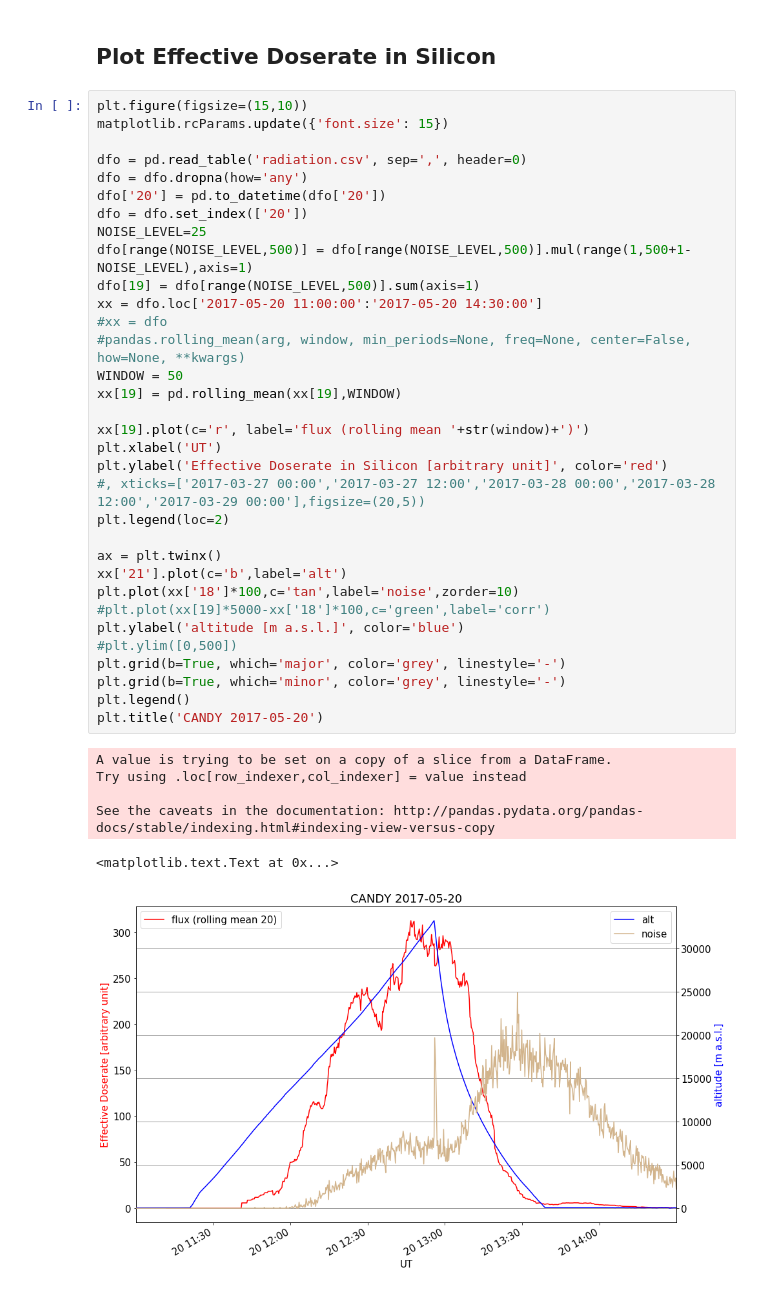
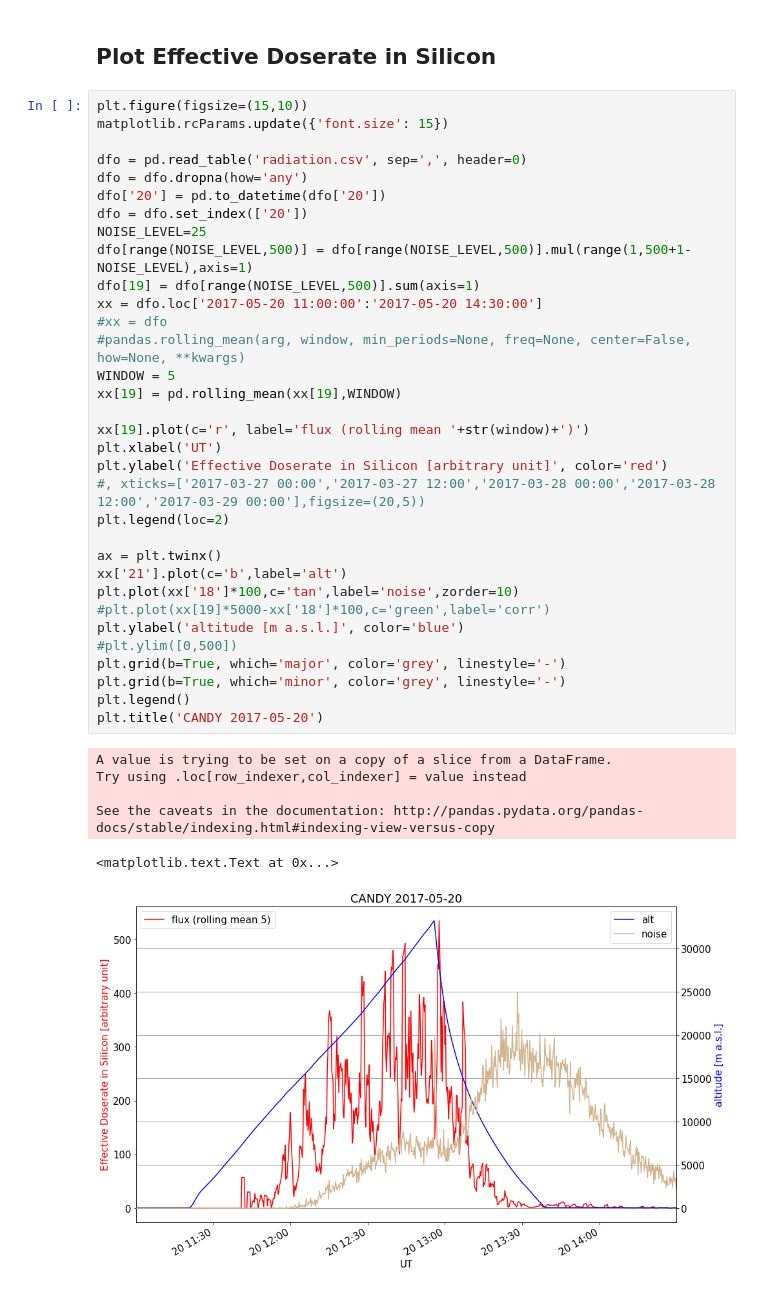
Before and after one commit to ODZ-UJF-AV-CR/AIRDOS-parser, a Jupyter notebook: CANDY_balon_polsko.ipynb, the cells around one changed output. Saved outputs shown, nothing was run; the diff lists cells and outputs as text.

```diff
--- a/CANDY_balon_polsko.ipynb
+++ b/CANDY_balon_polsko.ipynb
@@ -377,32 +339,32 @@ dfo = dfo.set_index(['20'])
 NOISE_LEVEL=25
 dfo[range(NOISE_LEVEL,500)] = dfo[range(NOISE_LEVEL,500)].mul(range(1,500+1-NOISE_LEVEL),axis=1)
 dfo[19] = dfo[range(NOISE_LEVEL,500)].sum(axis=1)
 xx = dfo.loc['2017-05-20 11:00:00':'2017-05-20 14:30:00']
 #xx = dfo
 #pandas.rolling_mean(arg, window, min_periods=None, freq=None, center=False, how=None, **kwargs)
-WINDOW = 50
+WINDOW = 5
 xx[19] = pd.rolling_mean(xx[19],WINDOW)
 
 xx[19].plot(c='r', label='flux (rolling mean '+str(window)+')')
 plt.xlabel('UT')
 plt.ylabel('Effective Doserate in Silicon [arbitrary unit]', color='red')
 #, xticks=['2017-03-27 00:00','2017-03-27 12:00','2017-03-28 00:00','2017-03-28 12:00','2017-03-29 00:00'],figsize=(20,5))
 plt.legend(loc=2)
 
 ax = plt.twinx()
 xx['21'].plot(c='b',label='alt')
 plt.plot(xx['18']*100,c='tan',label='noise',zorder=10)
 #plt.plot(xx[19]*5000-xx['18']*100,c='green',label='corr')
 plt.ylabel('altitude [m a.s.l.]', color='blue')
 #plt.ylim([0,500])
 plt.grid(b=True, which='major', color='grey', linestyle='-')
 plt.grid(b=True, which='minor', color='grey', linestyle='-')
 plt.legend()
 plt.title('CANDY 2017-05-20')
 # %% [output]
 A value is trying to be set on a copy of a slice from a DataFrame.
 Try using .loc[row_indexer,col_indexer] = value instead
 
 See the caveats in the documentation: http://pandas.pydata.org/pandas-docs/stable/indexing.html#indexing-view-versus-copy
 <matplotlib.text.Text at 0x...>
-[figure, old version]
+[figure, new version]
```
Also changed, not shown: parts of 14 cells of this notebook, 1 other file.
